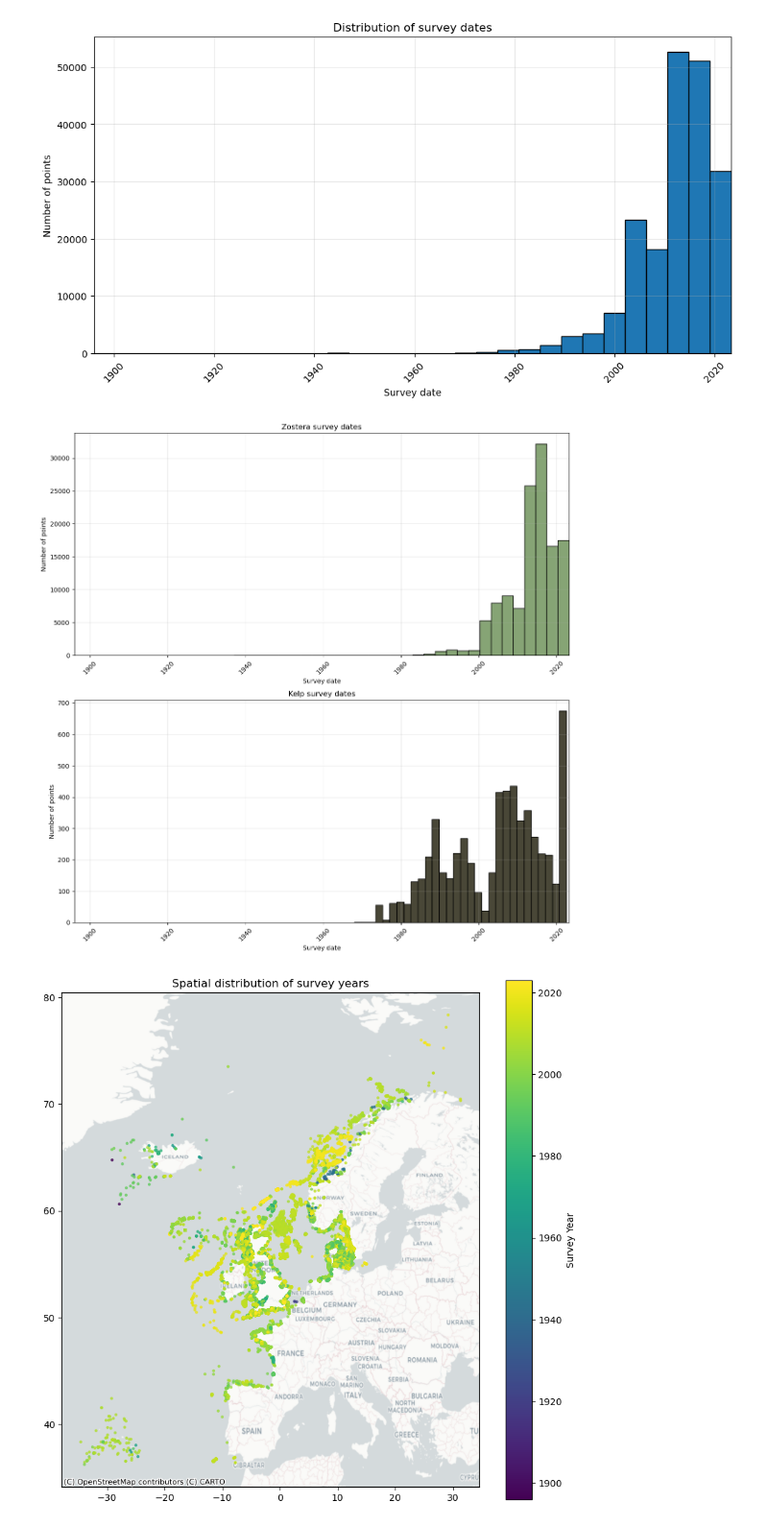
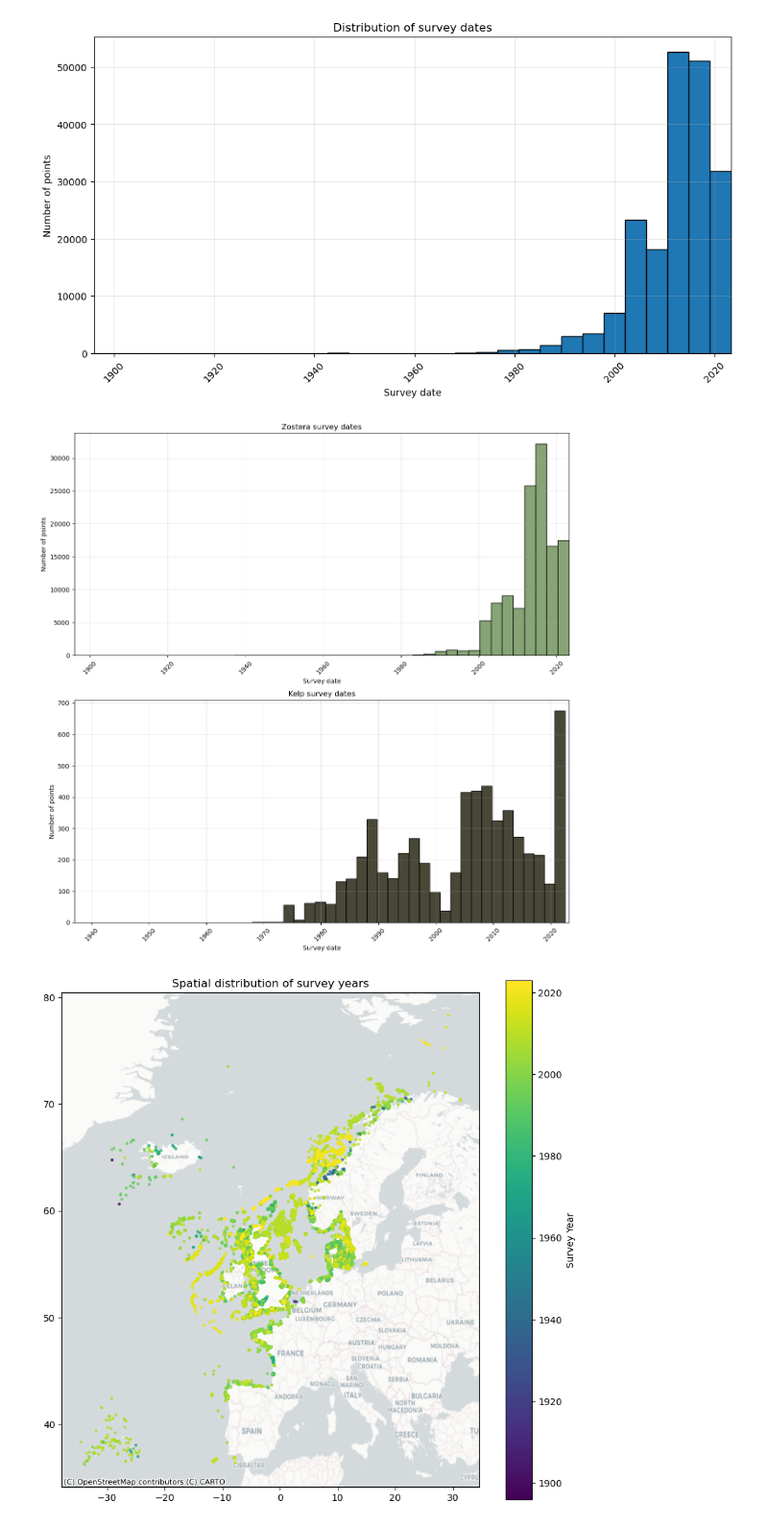
Before and after one commit to olley102/MarineHabitatMapping, a Jupyter notebook: notebooks/1_SurveyDateAnalysis.ipynb, the cells around one changed output. Shown: that part at 96% size. Cells and saved outputs as stored; diff of their text form; code cells hidden in the pictures.

```diff
--- a/notebooks/1_SurveyDateAnalysis.ipynb
+++ b/notebooks/1_SurveyDateAnalysis.ipynb
@@ -201,27 +201,30 @@ kelp_gdf = gdf[gdf["HabType"] == "Kelp forests"]
 # %%
 fig, axes = plt.subplots(2, 1, figsize=(12, 12))
 
 zostera_gdf['SurveyDate'].hist(bins=30, edgecolor='black', ax=axes[0], color='#86A475')
 axes[0].set_title('Zostera survey dates')
 axes[0].set_xlabel('Survey date')
 axes[0].set_ylabel('Number of points')
 axes[0].tick_params(axis="x", rotation=45)
 axes[0].grid(True, alpha=0.3)
 axes[0].set_xlim([gdf['SurveyDate'].min(), gdf['SurveyDate'].max()])
 
 kelp_gdf['SurveyDate'].hist(bins=30, edgecolor='black', ax=axes[1], color='#494737')
 axes[1].set_title('Kelp survey dates')
 axes[1].set_xlabel('Survey date')
 axes[1].set_ylabel('Number of points')
 axes[1].tick_params(axis="x", rotation=45)
 axes[1].grid(True, alpha=0.3)
-axes[1].set_xlim([gdf['SurveyDate'].min(), gdf['SurveyDate'].max()])
+axes[1].set_xlim([
+    min(zostera_gdf['SurveyDate'].min(), kelp_gdf['SurveyDate'].min()),
+    max(zostera_gdf['SurveyDate'].max(), kelp_gdf['SurveyDate'].max())
+])
 
 plt.tight_layout()
 plt.show()
 fig.savefig(os.path.join(FIGURES_DIR, 'survey_dates_zost_kelp'))
 # %% [output]
-[figure, old version]
+[figure, new version]
 # %%
 fig, ax = plt.subplots(figsize=(10, 10))
 gdf.plot(ax=ax, column=gdf['SurveyYear'], cmap='viridis', markersize=5, alpha=0.7)
```
Also changed, not shown: parts of 3 cells of this notebook, 28 other files.
